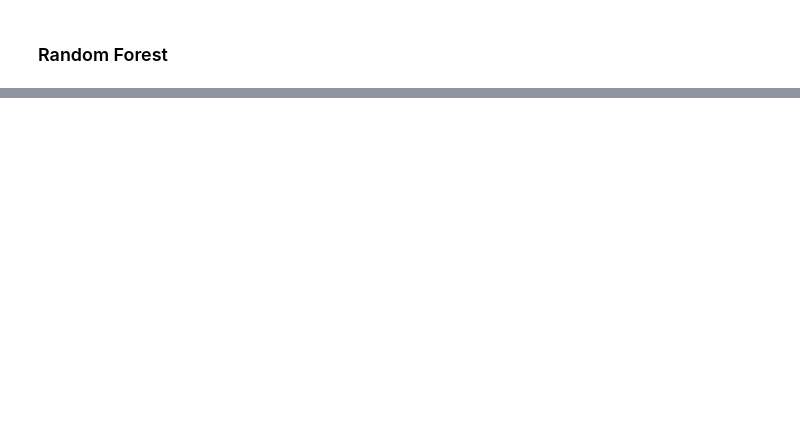
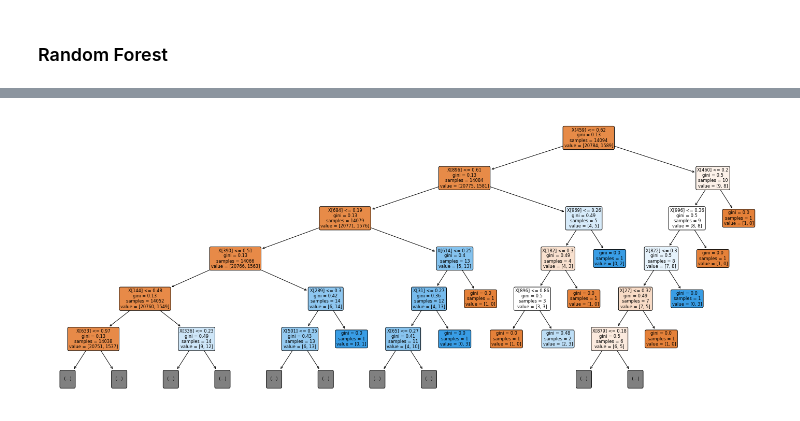
Before and after one commit to nsbisht/S2_Project_AoML_Comparative_Study_of_ML_Classification_Algorithms, a Jupyter notebook: Twitter_Sentiment_Analysis/SA.ipynb, the cells around one changed output, grey strips where cells are left out. Drawn from its saved outputs; the diff is of its cells as text; code cells hidden in the pictures; blank space fills up the shorter version.

```diff
--- a/Twitter_Sentiment_Analysis/SA.ipynb
+++ b/Twitter_Sentiment_Analysis/SA.ipynb
@@ -180,7 +198,7 @@ Name: tidy_tweet, dtype: object
 Join tokens back using nltk’s MosesDetokenizer function
 # %%
 for i in range(len(tokenized_tweet)):
-    detokenized_tweet[i] = ' '.join(tokenized_tweet[i])
-tweets['tidy_tweet'] = detokenized_tweet
+    tokenized_tweet[i] = ' '.join(tokenized_tweet[i])
+tweets['tidy_tweet'] = tokenized_tweet
 tokenized_tweet.head(10)
 # %% [output]
@@ -381,2 +573,22 @@ fig.savefig("decision_tree.png")
 # %% [markdown]
 ### Random Forest
+# %%
+rf_classifier = RandomForestClassifier(n_estimators=100,
+                                       criterion='gini',
+                                       max_depth=None,
+                                       min_samples_split=2,
+                                       min_samples_leaf=1,
+                                       min_weight_fraction_leaf=0.0,
+                                       max_features='auto',
+                                       max_leaf_nodes=None,
+                                       min_impurity_decrease=0.0,
+                                       min_impurity_split=None,
+                                       bootstrap=True,
+                                       oob_score=False,
+                                       n_jobs=None,
+                                       random_state=43,
+                                       verbose=0,
+                                       warm_start=False,
+                                       class_weight=None,
+                                       ccp_alpha=0.0,
+                                       max_samples=None)
@@ -383,17 +620,13 @@ fig.savefig("decision_tree.png")
 # %%
-rf_classifier.fit(X_train, Y_train)
-prediction = rf_classifier.predict(X_test)
-print(metrics.accuracy_score(Y_test, prediction))
-print(metrics.precision_score(Y_test, prediction))
-print(metrics.recall_score(Y_test, prediction))
-
 fig = plt.figure(figsize=(25,10))
 plot_tree(rf_classifier.estimators_[0],
                   max_depth = 5,
                   rounded = True,
                   precision = 2,
                   filled = True,
                   )
 plt.show()
+# %% [output]
+[figure, added]
 # %%
 fig = plt.figure(figsize=(25,10))
```
Also changed, not shown: parts of 61 cells of this notebook, 1 other file.
